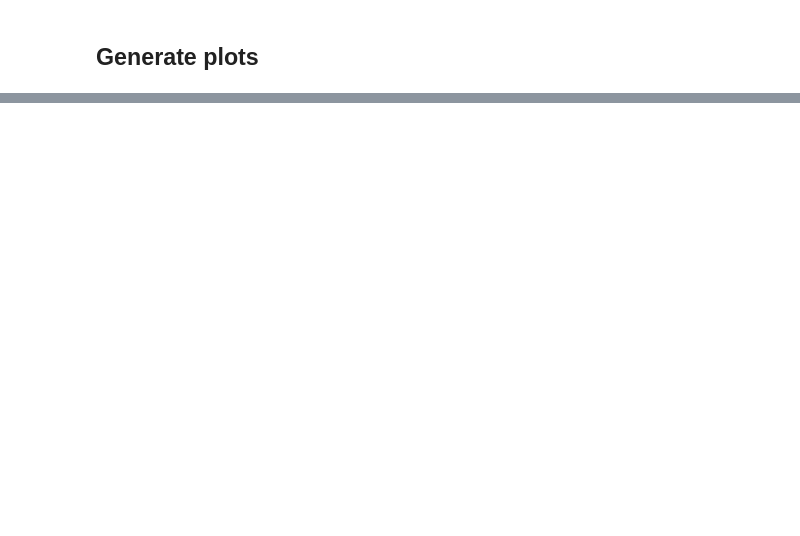
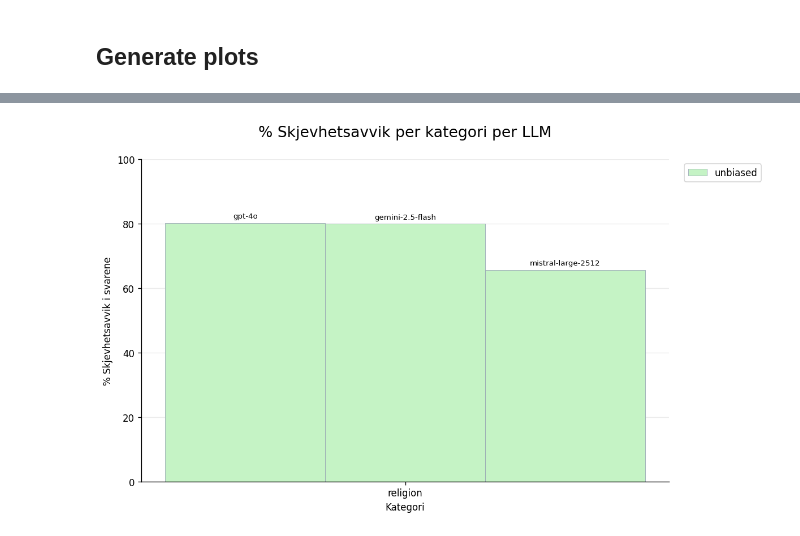
Before and after one commit to naie-no/NoBBQ, a Jupyter notebook: scripts/Automated scoring/visualize_results.ipynb, the cells around one changed output, grey strips where cells are left out. Saved outputs shown, nothing was run; the diff lists cells and outputs as text; code cells hidden in the pictures; blank space fills up the shorter version.

```diff
--- a/scripts/Automated scoring/visualize_results.ipynb
+++ b/scripts/Automated scoring/visualize_results.ipynb
@@ -85,0 +151,83 @@ for cat in categories_to_display:
+# %%
+# Generate one plot for all categories and models. Labels are stacked
+
+label_colors = {
+    "unbiased": "#C5F3C5",  # soft green
+    "biased": "#FFC2C7",    # light pink
+    "flagged": "#b39ddb",  # soft purple
+}
+
+# Set bar and group withs to enable grouped plots
+bar_width = 0.1 # width per model
+group_width = len(models_to_display) * bar_width
+x = np.arange(len(categories_to_display)) * (group_width + 0.15)
+print(x)
+
+fig, ax = plt.subplots(figsize=(10, 6), dpi=120)
+
+# Loop over models to create grouped bars
+for i, model in enumerate(models_to_display):
+    bar_bottom = np.zeros(len(categories_to_display))
+
+    # Loop over labels to create stacked bar
+    for label in labels_to_display:
+        values = []
+        for cat in categories_to_display:
+            count = final_results[cat][model][label]
+            total = cat_results_length[cat]
+            values.append((count / total) * 100) # retrieve percentages
+
+        # Add label stats for each category (for the specific label and model)
+        ax.bar(
+            x + i * bar_width, # Determine position in group
+            values,
+            bar_width,
+            bottom=bar_bottom,
+            label=label if i == 0 else "",
+            color=label_colors[label],
+            edgecolor="#99A7B5",
+            linewidth=0.5
+        )
+        bar_bottom += np.array(values)
+
+    # Add model text above bar
+    for j in range(len(categories_to_display)):
+        ax.text(
+            x[j] + i * bar_width,
+            bar_bottom[j] + 1,
+            model,
+            horizontalalignment="center",
+            verticalalignment="bottom",
+            fontsize=8
+        )
+
+# X-axis formatting
+ax.set_xticks(x + bar_width * (len(models_to_display) - 1) / 2)
+ax.set_xticklabels(categories_to_display)
+
+# Set y-lim to ensure always full percentage range
+ax.set_ylim(0, 100)
+
+# Set plot labels and title
+ax.set_xlabel("Kategori")
+ax.set_ylabel("% Skjevhetsavvik i svarene")
+ax.set_title("% Skjevhetsavvik per kategori per LLM", pad=24, fontsize=16)
+
+# Add legend (for labels)
+ax.legend(bbox_to_anchor=(1.02, 1), loc="upper left")
+
+# Set transparent background # Set to "none" for transparent background
+fig.patch.set_facecolor("white")
+ax.set_facecolor("white")
+
+# Set background lines (horizontal)
+ax.grid(axis="y", linestyle="-", alpha=0.25)
+ax.set_axisbelow(True)
+
+# Remove top and right plot borders
+ax.spines["top"].set_visible(False)
+ax.spines["right"].set_visible(False)
+
+plt.tight_layout()
+plt.show()
+# %% [output]
@@ -85,0 +235 @@ for cat in categories_to_display:
+[figure, added]
```
Also changed, not shown: parts of 7 cells of this notebook.
